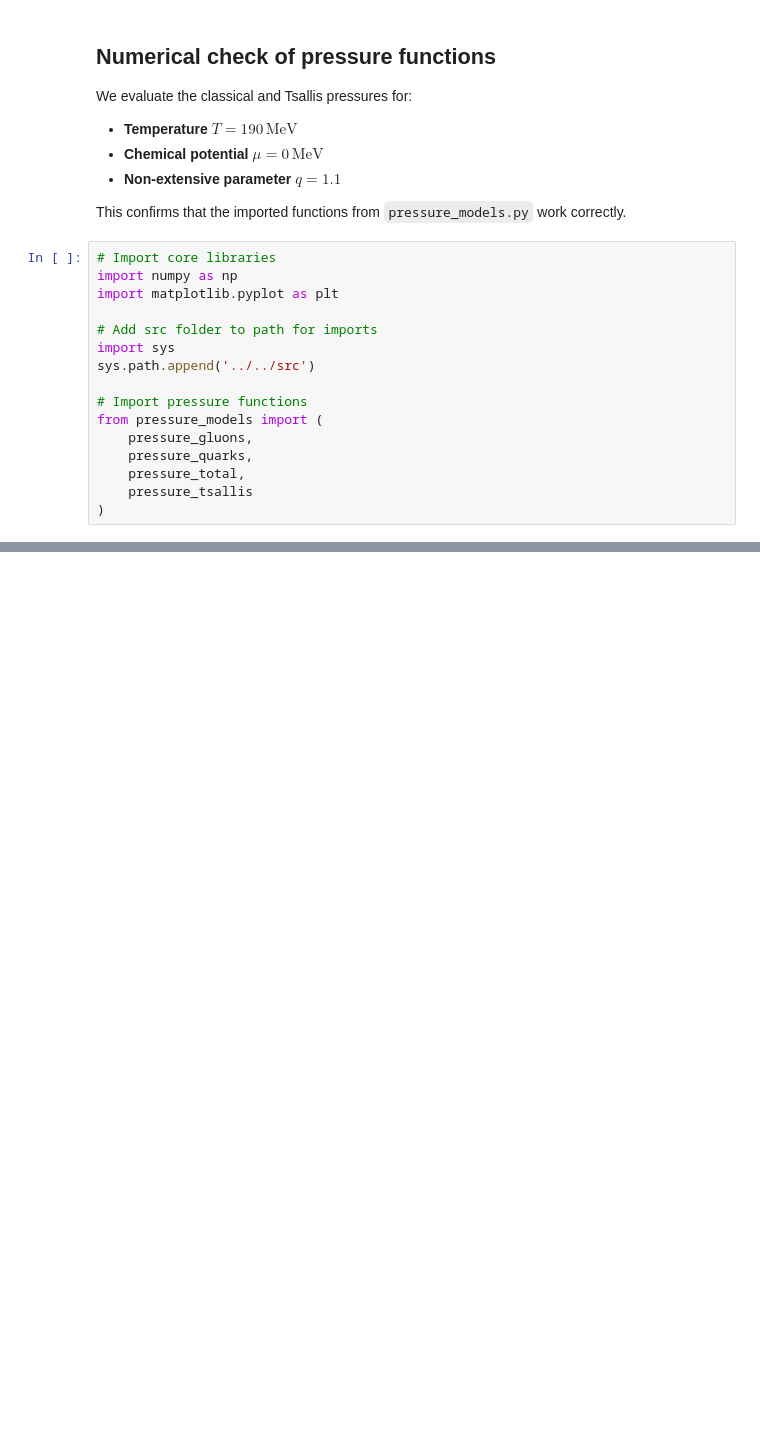
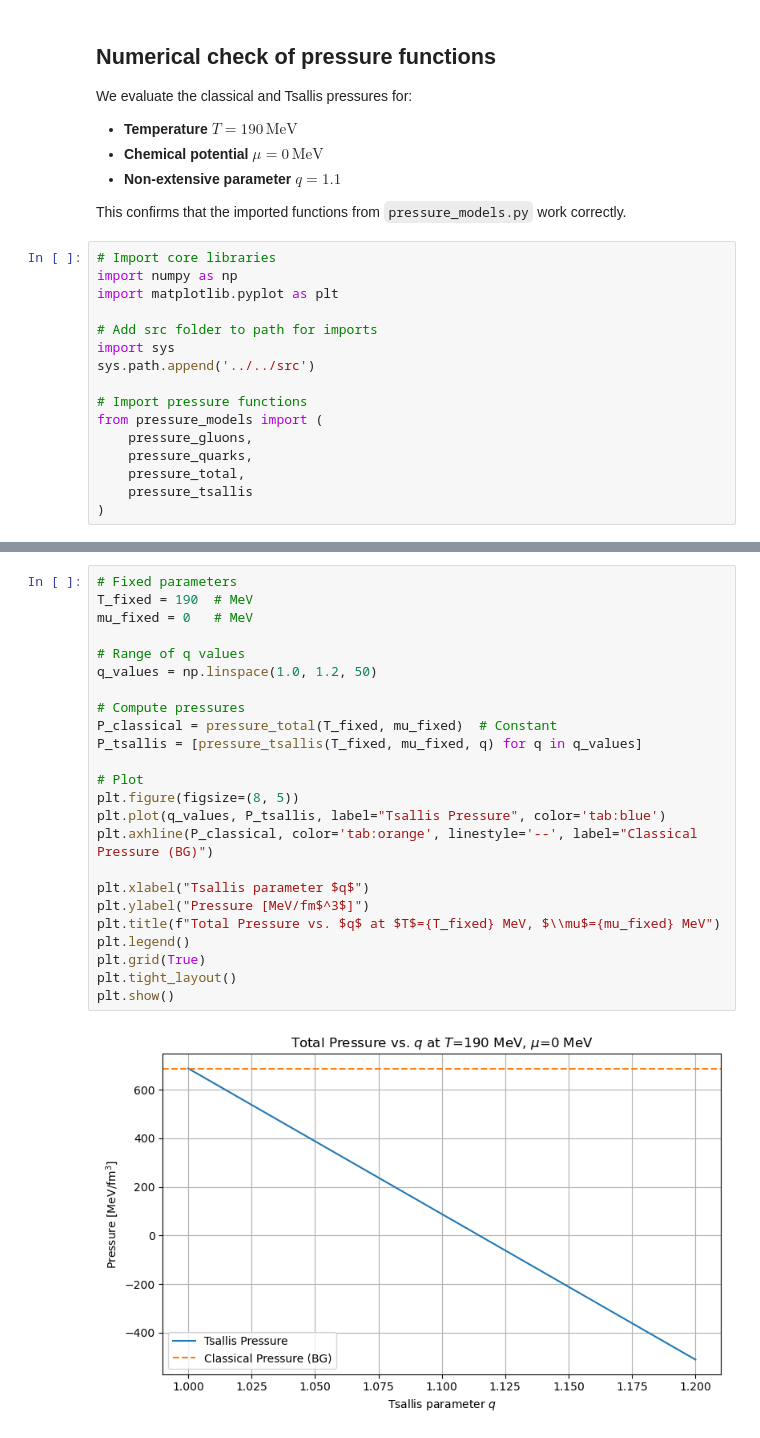
Before and after one commit to alexmatiasas/ProtonBagModel-Refactor, a Jupyter notebook: notebooks/02-Calculations/Pressure_Classical_Tsallis.ipynb, the cells around one changed output, grey strips where cells are left out. Saved outputs shown, nothing was run; the diff lists cells and outputs as text; blank space fills up the shorter version.

```diff
--- a/notebooks/02-Calculations/Pressure_Classical_Tsallis.ipynb
+++ b/notebooks/02-Calculations/Pressure_Classical_Tsallis.ipynb
@@ -45,0 +36,26 @@ NameError: name 'pressure_gluons' is not defined
+# %%
+# Fixed parameters
+T_fixed = 190  # MeV
+mu_fixed = 0   # MeV
+
+# Range of q values
+q_values = np.linspace(1.0, 1.2, 50)
+
+# Compute pressures
+P_classical = pressure_total(T_fixed, mu_fixed)  # Constant
+P_tsallis = [pressure_tsallis(T_fixed, mu_fixed, q) for q in q_values]
+
+# Plot
+plt.figure(figsize=(8, 5))
+plt.plot(q_values, P_tsallis, label="Tsallis Pressure", color='tab:blue')
+plt.axhline(P_classical, color='tab:orange', linestyle='--', label="Classical Pressure (BG)")
+
+plt.xlabel("Tsallis parameter $q$")
+plt.ylabel("Pressure [MeV/fm$^3$]")
+plt.title(f"Total Pressure vs. $q$ at $T$={T_fixed} MeV, $\\mu$={mu_fixed} MeV")
+plt.legend()
+plt.grid(True)
+plt.tight_layout()
+plt.show()
+# %% [output]
+[figure, added]
```
Also changed, not shown: parts of 2 cells of this notebook, 3 other files.
